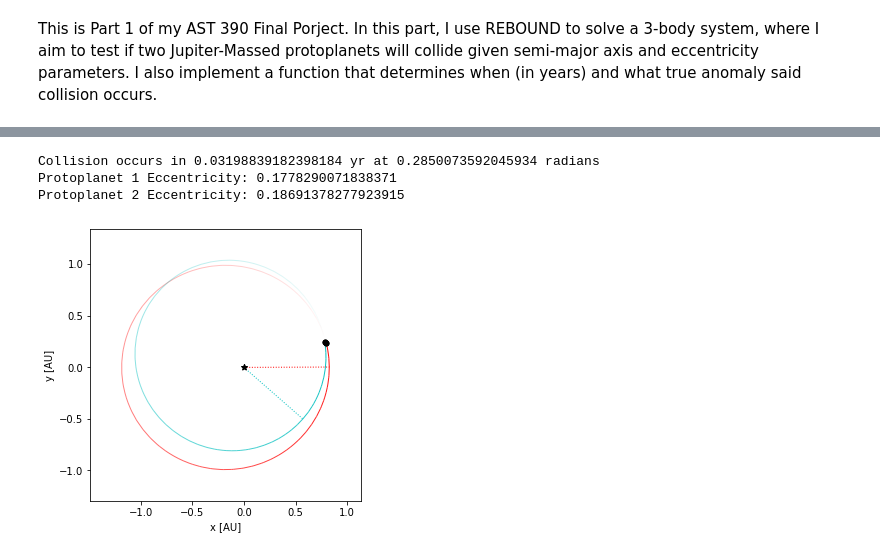
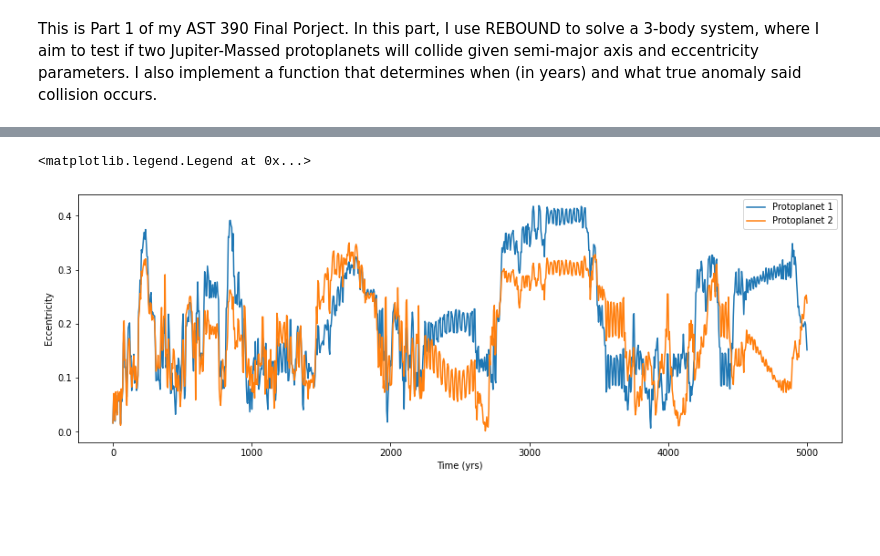
Before and after one commit to SudatKhan/astro_390, a Jupyter notebook: AST390_FINALPROJECT.ipynb, the cells around one changed output, grey strips where cells are left out. Drawn from its saved outputs; the diff is of its cells as text; code cells hidden in the pictures; blank space fills up the shorter version.

```diff
--- a/AST390_FINALPROJECT.ipynb
+++ b/AST390_FINALPROJECT.ipynb
@@ -130,11 +111,30 @@ def merge_collision(sim_pointer, collision):
-# %%
-'''Conditions During Collision'''
-sim = setupSimulation(mass,s1,s2,e1,e2)
-sim.collision = "direct"
-sim.collision_resolve = merge_collision #function that shows exact collision moment
-sim.integrate(p2)
-# %% [output]
-Collision occurs in 0.03198839182398184 yr at 0.2850073592045934 radians
-Protoplanet 1 Eccentricity: 0.1778290071838371
-Protoplanet 2 Eccentricity: 0.18691378277923915
-[figure, removed]
+# %%
+sim = setupSimulation()
+times = np.linspace(0., tmax, 1000)
+ecc1 = np.array([])
+ecc2 = np.array([])
+x1 = np.array([])
+x2 = np.array([])
+s1 = np.array([])
+s2 = np.array([])
+for i in range(len(times)):
+    sim.integrate(times[i])
+    temp = np.array([i.e for i in sim.calculate_orbits()])
+    temp2 = np.array([i.x for i in sim.particles])
+    temp3 = np.array([i.a for i in sim.calculate_orbits()])
+    ecc1 = np.append(ecc1, temp[0])
+    ecc2 = np.append(ecc2, temp[1])
+    x1 = np.append(x1, temp2[1])
+    x2 = np.append(x2, temp2[2])
+    s1 = np.append(s1, temp3[0])
+    s2 = np.append(s2, temp3[1])
+# %%
+fig = plt.figure(figsize=(15,5))
+plt.plot(times, ecc1, label= 'Protoplanet 1')
+plt.plot(times,ecc2, label = 'Protoplanet 2')
+plt.xlabel('Time (yrs)')
+plt.ylabel('Eccentricity')
+plt.legend()
+# %% [output]
+<matplotlib.legend.Legend at 0x...>
+[figure, added]
```
Also changed, not shown: parts of 13 cells of this notebook.
